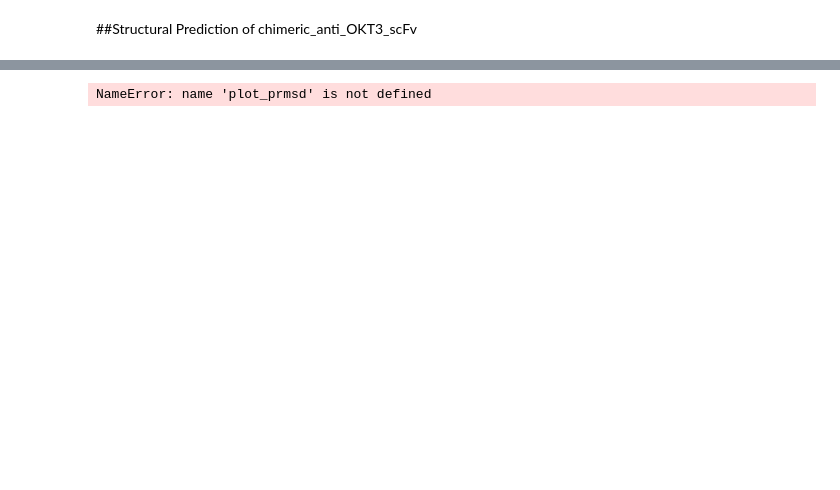
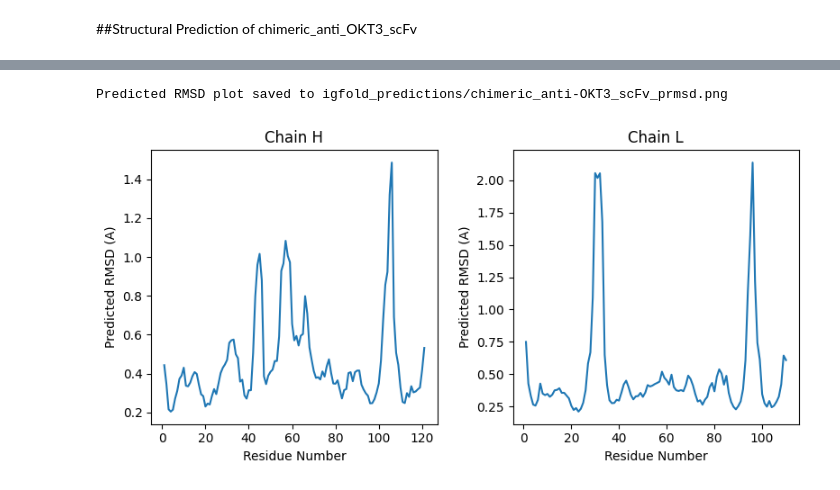
Before and after one commit to mleonhardt204/Antibody-humanization, a Jupyter notebook: IgFold.ipynb, the cells around one changed output, grey strips where cells are left out. Drawn from its saved outputs; the diff is of its cells as text; code cells hidden in the pictures; blank space fills up the shorter version.

```diff
--- a/IgFold.ipynb
+++ b/IgFold.ipynb
@@ -272,22 +264,0 @@ Structure successfully saved to igfold_predictions/chimeric_anti-OKT3_scFv.pdb
-# %%
-import os
-import py3Dmol
-
-ANTIBODY_NAME = "chimeric_anti-OKT3_scFv"
-PRED_DIR = "igfold_predictions"
-pdb_file = os.path.join(PRED_DIR, f"{ANTIBODY_NAME}.pdb")
-
-# read the PDB file contents into a string
-with open(pdb_file, 'r') as f:
-    pdb_data = f.read()
-
-# create the view
-view = py3Dmol.view(width=800, height=600)
-
-# add model data directly
-view.addModel(pdb_data, 'pdb')
-
-# apply styling and display
-view.setStyle({'cartoon': {'color': 'spectrum'}})
-view.zoomTo()
-view.show()
@@ -296,16 +265,17 @@ view.show()
 # %%
 # Define the prediction directory name (IgFold default)
-pred_dir = "igfold_predictions"
+# pred_dir = "igfold_predictions" <-- Already defined in the main block
+# Define the name of your sequence (as used in the prediction step)
+# name = "chimeric_anti-OKT3_scFv" <-- Already defined as ANTIBODY_NAME in the main block
 
-# Define the name of your sequence (as used in the prediction step)
-name = "chimeric_anti-OKT3_scFv"
+prmsd_fig_file = os.path.join(PRED_DIR, f"{ANTIBODY_NAME}_prmsd.png")
 
-#@title Plot per-residue predicted RMSD
-
-prmsd_fig_file = os.path.join(pred_dir, f"{name}_prmsd.png")
-plot_prmsd(sequences, pred.prmsd.cpu(), prmsd_fig_file, shade_cdr=do_renum, pdb_file=pred_pdb)
+# CRITICAL: Use ANTIBODY_NAME and PRED_DIR from the main script
+plot_prmsd(SEQUENCES, pred.prmsd.cpu(), prmsd_fig_file, shade_cdr=DO_RENUM, pdb_file=pred_pdb_path)
+print(f"Predicted RMSD plot saved to {prmsd_fig_file}")
 # %% [output]
-NameError: name 'plot_prmsd' is not defined
+Predicted RMSD plot saved to igfold_predictions/chimeric_anti-OKT3_scFv_prmsd.png
+[figure, added]
 # %%
 #@title Show predicted structure with predicted RMSD
 
```
Also changed, not shown: parts of 7 cells of this notebook, 1 other file.
